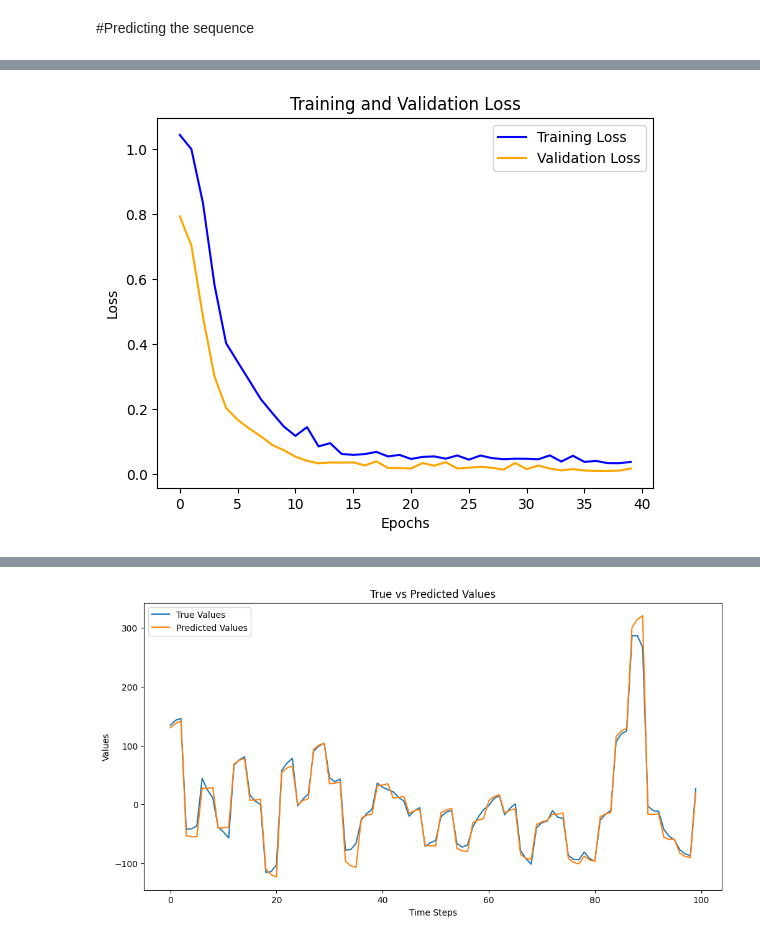
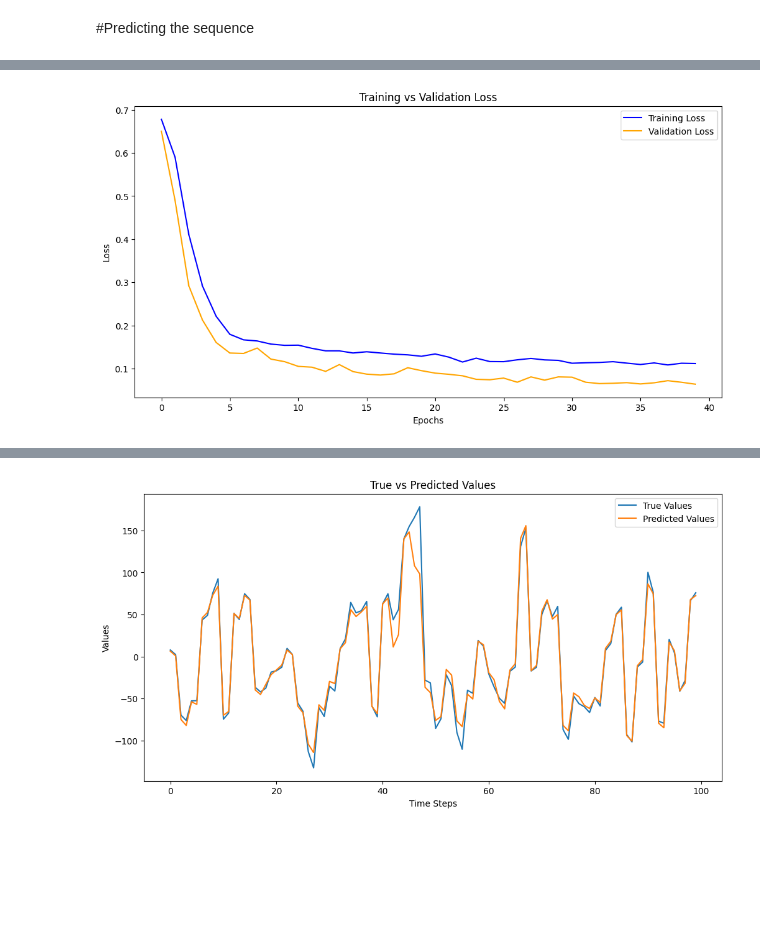
Before and after one commit to matule00/SGE, a Jupyter notebook: NN_SVR_peak_2.ipynb, the cells around one changed output, grey strips where cells are left out. Drawn from its saved outputs; the diff is of its cells as text; code cells hidden in the pictures; blank space fills up the shorter version.

```diff
--- a/NN_SVR_peak_2.ipynb
+++ b/NN_SVR_peak_2.ipynb
@@ -217,5 +242,5 @@ def prepare_data_and_model(SVR):
 # %% [markdown]
 #Peak and time model
 # %%
-X_train, X_test, y_peak_train, y_peak_test, y_time_train, y_time_test, train_indices, test_indices, model_peak, scaler_X, scaler_y = prepare_data_and_model(SVR)
+X_train, X_test, y_peak_train, y_peak_test, y_time_train, y_time_test, train_indices, test_indices, model_peak, model_time, scaler_X, scaler_y, scaler_time = prepare_data_and_model(SVR)
 # %% [output]
@@ -396,26 +406,38 @@ valid_rows = SVR.dropna(subset=['time_prev', 'amp_diff', 'prev_extrema_value',
                                 'last_values_5', 'last_values_6',
                                 'last_values_7', 'last_values_8',
                                 'last_values_9', 'last_values_10',
-                                'smoothed_SVR', 'previous_inflections'])
+                                'smoothed_SVR', 'previous_inflections',
+                                'last_SO_1', 'last_SO_2', 'last_SO_3',
+                                'last_SO_4', 'last_SO_5'])
 
 october_rows = valid_rows[valid_rows['Time'] > '2024-10-01 00:00:00']
 X_oct = october_rows[['time_prev', 'amp_diff', 'prev_extrema_value',
+                                'mfrr5', 'mfrr_p', 'mfrr_m',
                                 'last_values_1', 'last_values_2',
                                 'last_values_3', 'last_values_4',
                                 'last_values_5', 'last_values_6',
                                 'last_values_7', 'last_values_8',
                                 'last_values_9', 'last_values_10',
-                                'smoothed_SVR', 'previous_inflections']].values
+                                'smoothed_SVR', 'previous_inflections',
+                                'last_SO_1', 'last_SO_2', 'last_SO_3',
+                                'last_SO_4', 'last_SO_5']].values
 y_oct_val = october_rows[['next_extrema_value']].values  # Two outputs: extrema and time
 y_oct_time = october_rows[['time_next']].values
 
 indices_oct = october_rows.index
 
-scaler = StandardScaler()
-X_oct = scaler.fit_transform(X_oct)
+X_oct = scaler_X.fit_transform(X_oct)
+X_oct = X_oct.reshape((X_oct.shape[0], 1, X_oct.shape[1]))
 
-model_peak.fit(X_oct, y_oct_val, epochs=5, batch_size=32, verbose=1)
+y_oct_val = scaler_y.transform(y_oct_val)
+
+model_peak.load_weights('/content/weights_peaks.weights.h5')
+model_peak.compile(optimizer=Adam(learning_rate = 0.001), loss='mse', metrics=['mse'])
+model_peak.fit(X_oct, y_oct_val, epochs=5, batch_size=16, verbose=1)
 y_pred_oct = model_peak.predict(X_oct)
+
+y_pred_oct = scaler_y.inverse_transform(y_pred_oct)
+y_oct_val = scaler_y.inverse_transform(y_oct_val)
 
 print(y_pred_oct.shape)
 print(y_oct_val.shape)
@@ -499,13 +533,15 @@ plot_filtered_predictions(predictions_oct, '2024-10-01', '2024-10-10')
 #Predicting the sequence
 # %%
 valid_rows_serie = SVR.dropna(subset=['time_prev', 'amp_diff', 'prev_extrema_value',
-                                      'mfrr5', 'mfrr_p', 'mfrr_m',
+                                'mfrr5', 'mfrr_p', 'mfrr_m',
                                 'last_values_1', 'last_values_2',
                                 'last_values_3', 'last_values_4',
                                 'last_values_5', 'last_values_6',
                                 'last_values_7', 'last_values_8',
                                 'last_values_9', 'last_values_10',
-                                'smoothed_SVR', 'previous_inflections'])
+                                'smoothed_SVR', 'previous_inflections',
+                                'last_SO_1', 'last_SO_2', 'last_SO_3',
+                                'last_SO_4', 'last_SO_5'])
 september_rows_serie = valid_rows_serie[valid_rows_serie['Time'] < '2024-09-30 00:00:00']
 X = september_rows_serie[['time_prev', 'amp_diff', 'prev_extrema_value',
                                 'mfrr5', 'mfrr_p', 'mfrr_m',
@@ -514,8 +550,16 @@ X = september_rows_serie[['time_prev', 'amp_diff', 'prev_extrema_value',
                                 'last_values_5', 'last_values_6',
                                 'last_values_7', 'last_values_8',
                                 'last_values_9', 'last_values_10',
-                                'smoothed_SVR', 'previous_inflections']].values
-y_serie = september_rows_serie[['next_values_1', 'next_values_2', 'next_values_3']].values  # Two outputs: extrema and time
+                                'smoothed_SVR', 'previous_inflections',
+                                'last_SO_1', 'last_SO_2', 'last_SO_3',
+                                'last_SO_4', 'last_SO_5']].values
+y_serie = september_rows_serie[['next_values_1', 'next_values_2']].values  # Two outputs: extrema and time
+
+X0 = scaler_X.transform(X)
+X0 = X0.reshape((X0.shape[0], 1, X0.shape[1]))
+peaks = model_peak.predict(X0)
+
+X = np.concatenate((X, peaks), axis=1)
 
 indices = september_rows_serie.index
 
@@ -644,4 +671,4 @@ def train_LSTM_model(X, y, lr=0.005, patience_early_stop=10, patience_scheduler=
 # %%
-train_LSTM_model(X, y_serie, lr=0.001, patience_early_stop=8, patience_scheduler=4, num_of_epochs=40)
+scaler_X_serie, scaler_y_serie, model_serie = train_LSTM_model(X, y_serie, lr=0.001, patience_early_stop=8, patience_scheduler=4, num_of_epochs=40)
 # %% [output]
 Epoch 1/40
@@ -664 +691 @@ Mean Squared Error: 129.67260306877301
-[figure, old version]
+[figure, new version]
@@ -665 +694 @@ Mean Squared Error: 129.67260306877301
-[figure, old version]
+[figure, new version]
```
Also changed, not shown: parts of 23 cells of this notebook.
